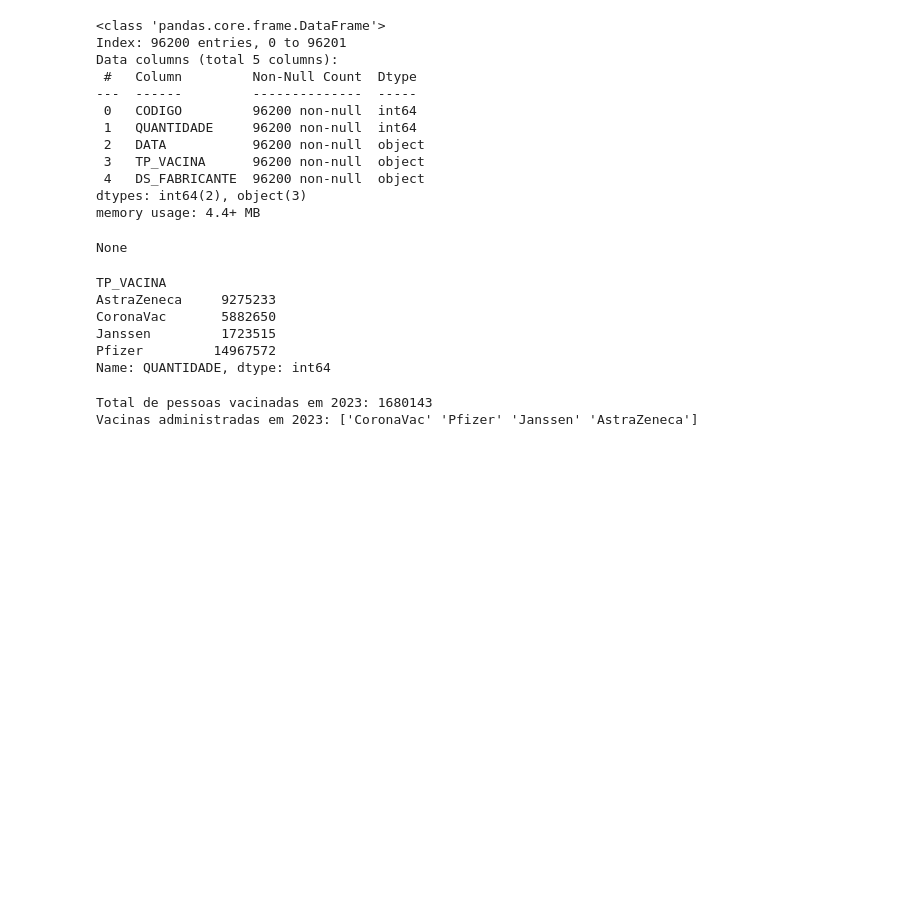
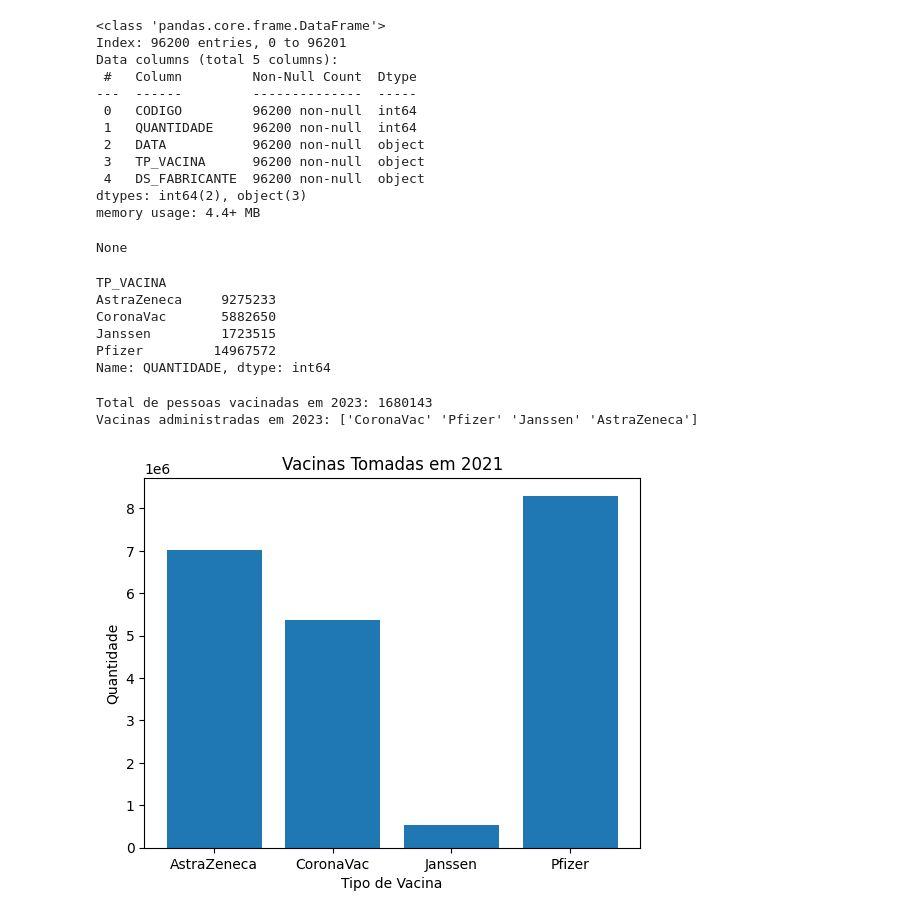
Before and after one commit to Luhera/Estudo-Python, a Jupyter notebook: Projeto 5/inicial.ipynb, the cells around one changed output. Saved outputs shown, nothing was run; the diff lists cells and outputs as text; code cells hidden in the pictures; blank space fills up the shorter version.

```diff
--- a/Projeto 5/inicial.ipynb
+++ b/Projeto 5/inicial.ipynb
@@ -119,3 +119,35 @@ print(f"Vacinas administradas em 2023: {vacinas_2023}")
 # %% [output]
 Total de pessoas vacinadas em 2023: 1680143
 Vacinas administradas em 2023: ['CoronaVac' 'Pfizer' 'Janssen' 'AstraZeneca']
+# %%
+#Analisando o ano que mais teve vacinação e qual vacina foi mais utilizada
+
+import pandas as pd
+import matplotlib.pyplot as plt
+
+# Leia os dados do seu arquivo CSV
+tabela = pd.read_csv("vacinacao-covid.csv")
+
+# Converta a coluna 'DATA' para o tipo datetime
+tabela['DATA'] = pd.to_datetime(tabela['DATA'])
+
+# Crie uma nova coluna 'ANO' com o ano da data
+tabela['ANO'] = tabela['DATA'].dt.year
+
+# Agrupe os dados por ano e tipo de vacina e calcule a quantidade total de cada tipo
+tabela_agrupada = tabela.groupby(['ANO', 'TP_VACINA'])['QUANTIDADE'].sum().reset_index()
+
+# Encontre o ano com a maior quantidade de vacinas tomadas
+ano_max = tabela_agrupada.loc[tabela_agrupada['QUANTIDADE'].idxmax(), 'ANO']
+
+# Filtre os dados para esse ano
+tabela_ano_max = tabela_agrupada[tabela_agrupada['ANO'] == ano_max]
+
+# Crie um gráfico de barras com o tipo de vacina no eixo x e a quantidade no eixo y
+plt.bar(tabela_ano_max['TP_VACINA'], tabela_ano_max['QUANTIDADE'])
+plt.xlabel('Tipo de Vacina')
+plt.ylabel('Quantidade')
+plt.title(f'Vacinas Tomadas em {ano_max}')
+plt.show()
+# %% [output]
+[figure, added]
```
Also changed, not shown: parts of 4 cells of this notebook.
